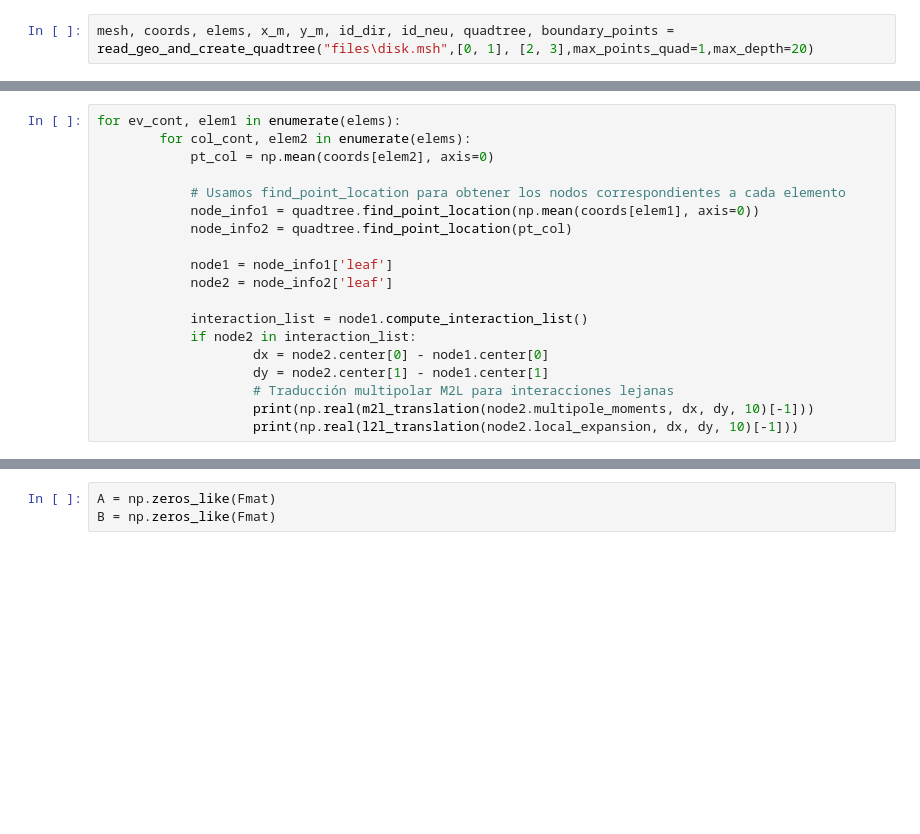
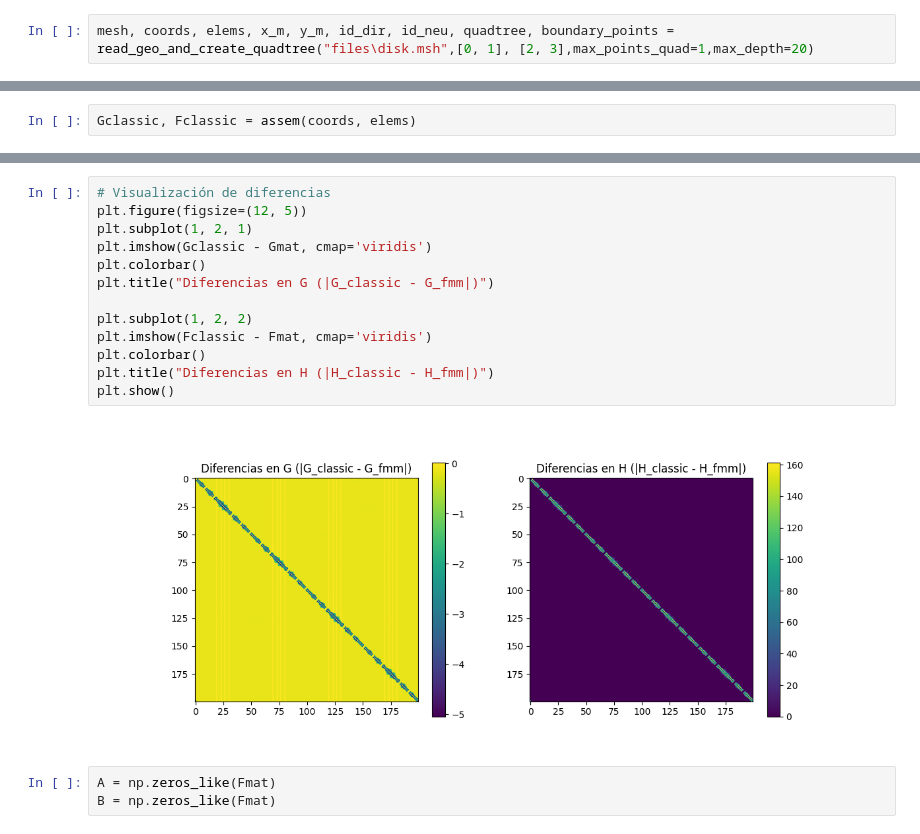
Before and after one commit to Ph0n1x0/FMM-BEM-, a Jupyter notebook: example_use.ipynb, the cells around one changed output, grey strips where cells are left out. Drawn from its saved outputs; the diff is of its cells as text; blank space fills up the shorter version.

```diff
--- a/example_use.ipynb
+++ b/example_use.ipynb
@@ -62,19 +32,0 @@ results
-# %%
-for ev_cont, elem1 in enumerate(elems):
-        for col_cont, elem2 in enumerate(elems):
-            pt_col = np.mean(coords[elem2], axis=0)
-
-            # Usamos find_point_location para obtener los nodos correspondientes a cada elemento
-            node_info1 = quadtree.find_point_location(np.mean(coords[elem1], axis=0))
-            node_info2 = quadtree.find_point_location(pt_col)
-
-            node1 = node_info1['leaf']
-            node2 = node_info2['leaf']
-
-            interaction_list = node1.compute_interaction_list()
-            if node2 in interaction_list:
-                    dx = node2.center[0] - node1.center[0]
-                    dy = node2.center[1] - node1.center[1]
-                    # Traducción multipolar M2L para interacciones lejanas
-                    print(np.real(m2l_translation(node2.multipole_moments, dx, dy, 10)[-1]))
-                    print(np.real(l2l_translation(node2.local_expansion, dx, dy, 10)[-1]))
@@ -130,0 +106,2 @@ array([[-0.5       ,  0.        ,  0.        , ...,  0.        ,
+# %%
+Gclassic, Fclassic = assem(coords, elems)
@@ -131,3 +133,18 @@ array([[-0.5       ,  0.        ,  0.        , ...,  0.        ,
+# %%
+# Visualización de diferencias
+plt.figure(figsize=(12, 5))
+plt.subplot(1, 2, 1)
+plt.imshow(Gclassic - Gmat, cmap='viridis')
+plt.colorbar()
+plt.title("Diferencias en G (|G_classic - G_fmm|)")
+
+plt.subplot(1, 2, 2)
+plt.imshow(Fclassic - Fmat, cmap='viridis')
+plt.colorbar()
+plt.title("Diferencias en H (|H_classic - H_fmm|)")
+plt.show()
+# %% [output]
+[figure, added]
 # %%
 A = np.zeros_like(Fmat)
 B = np.zeros_like(Fmat)
```
Also changed, not shown: parts of 14 cells of this notebook, 6 other files.
